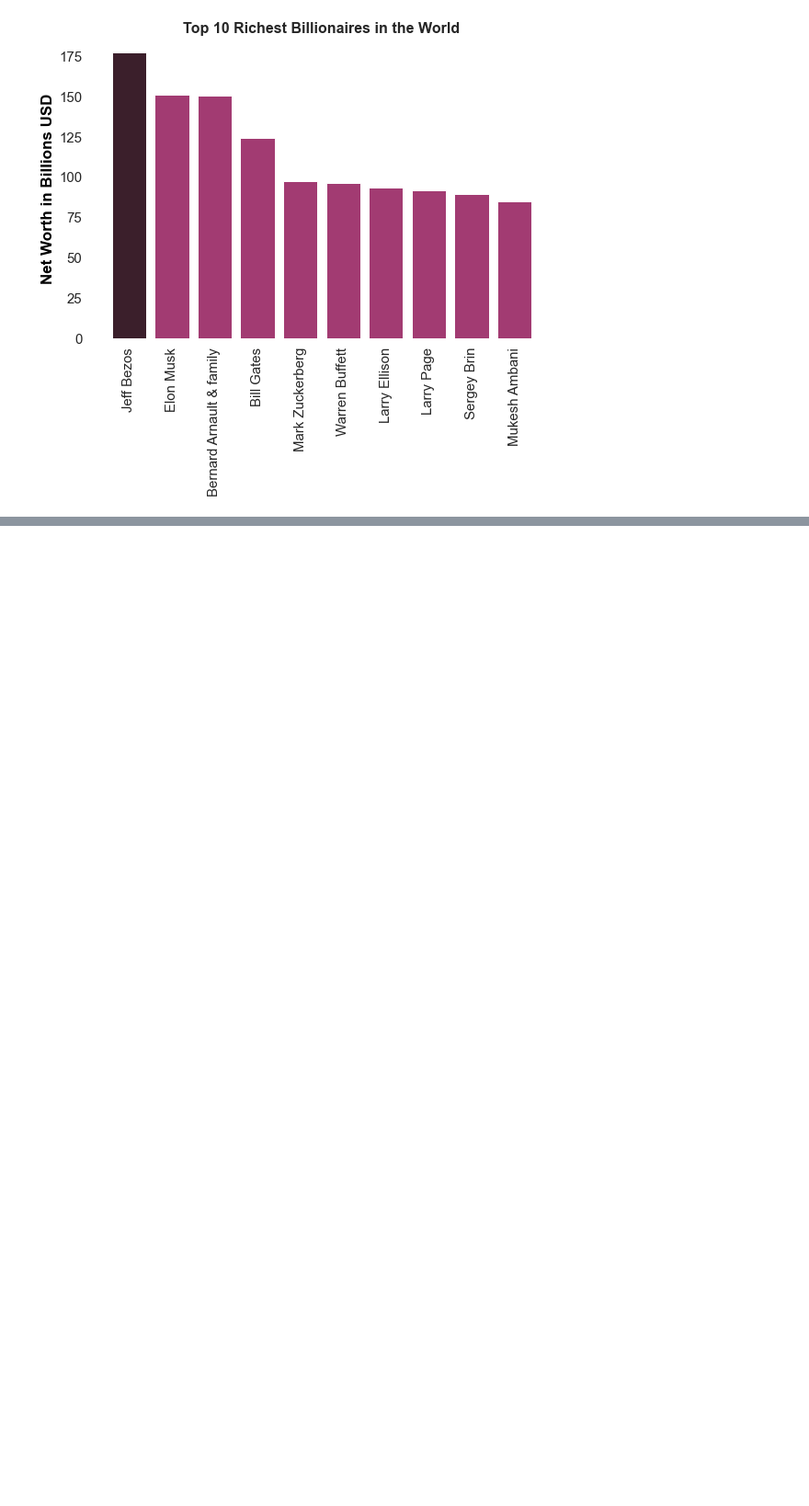
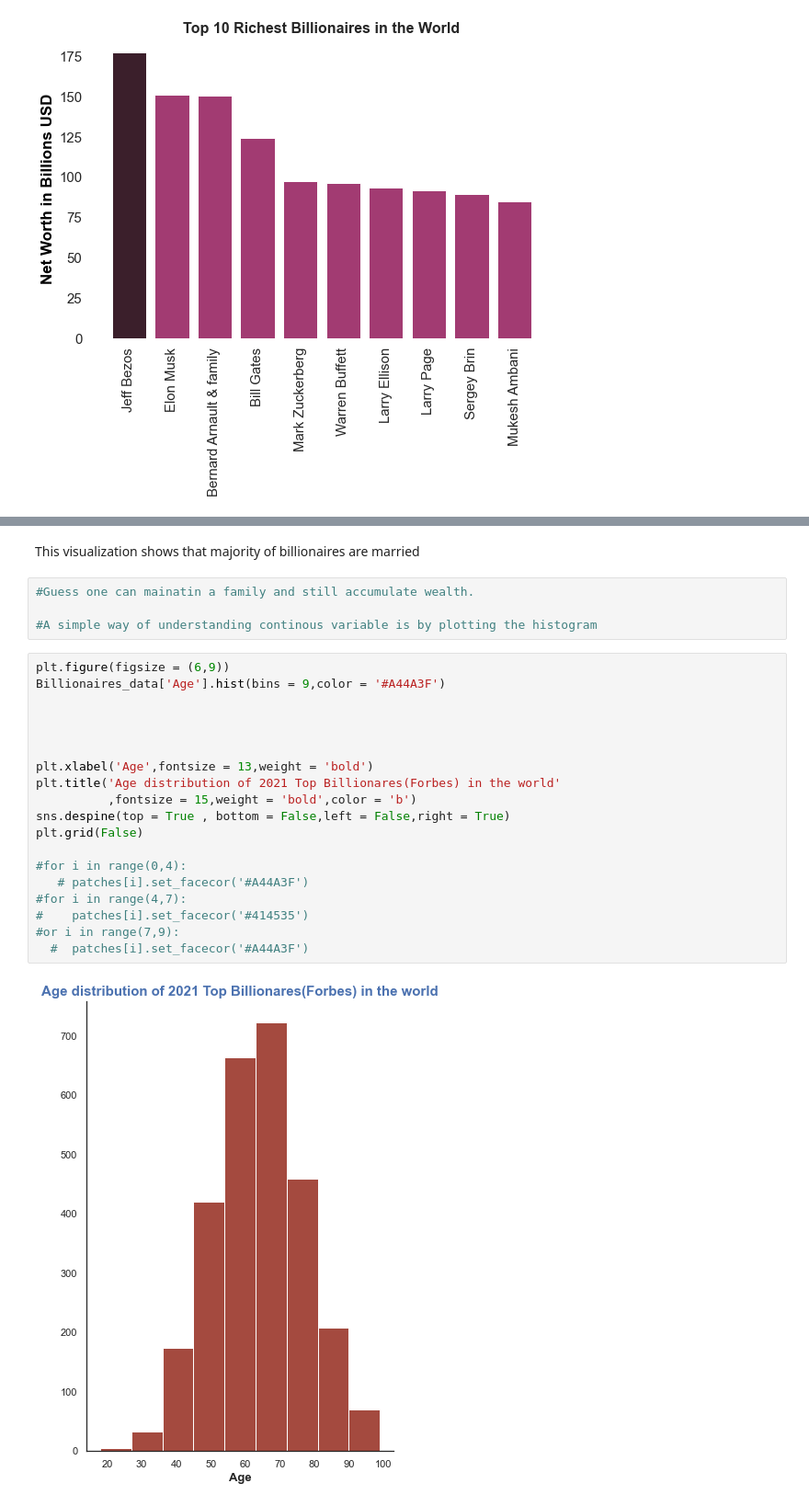
Before and after one commit to Rishiraj-singh7/World-Billionaires, a Jupyter notebook: main.ipynb, the cells around one changed output, grey strips where cells are left out. Shown at 92% size. Drawn from its saved outputs; the diff is of its cells as text; blank space fills up the shorter version.

```diff
--- a/main.ipynb
+++ b/main.ipynb
@@ -284,0 +411,27 @@ plt.show()
+# %% [markdown]
+This visualization shows that majority of billionaires are married
+# %%
+#Guess one can mainatin a family and still accumulate wealth.
+
+#A simple way of understanding continous variable is by plotting the histogram
+# %%
+plt.figure(figsize = (6,9))
+Billionaires_data['Age'].hist(bins = 9,color = '#A44A3F')
+
+
+
+
+plt.xlabel('Age',fontsize = 13,weight = 'bold')
+plt.title('Age distribution of 2021 Top Billionares(Forbes) in the world'
+          ,fontsize = 15,weight = 'bold',color = 'b')
+sns.despine(top = True , bottom = False,left = False,right = True)
+plt.grid(False)
+
+#for i in range(0,4):
+   # patches[i].set_facecor('#A44A3F')
+#for i in range(4,7):
+#    patches[i].set_facecor('#414535')
+#or i in range(7,9):
+  #  patches[i].set_facecor('#A44A3F')
+# %% [output]
+[figure, added]
```
Also changed, not shown: parts of 29 cells of this notebook.
